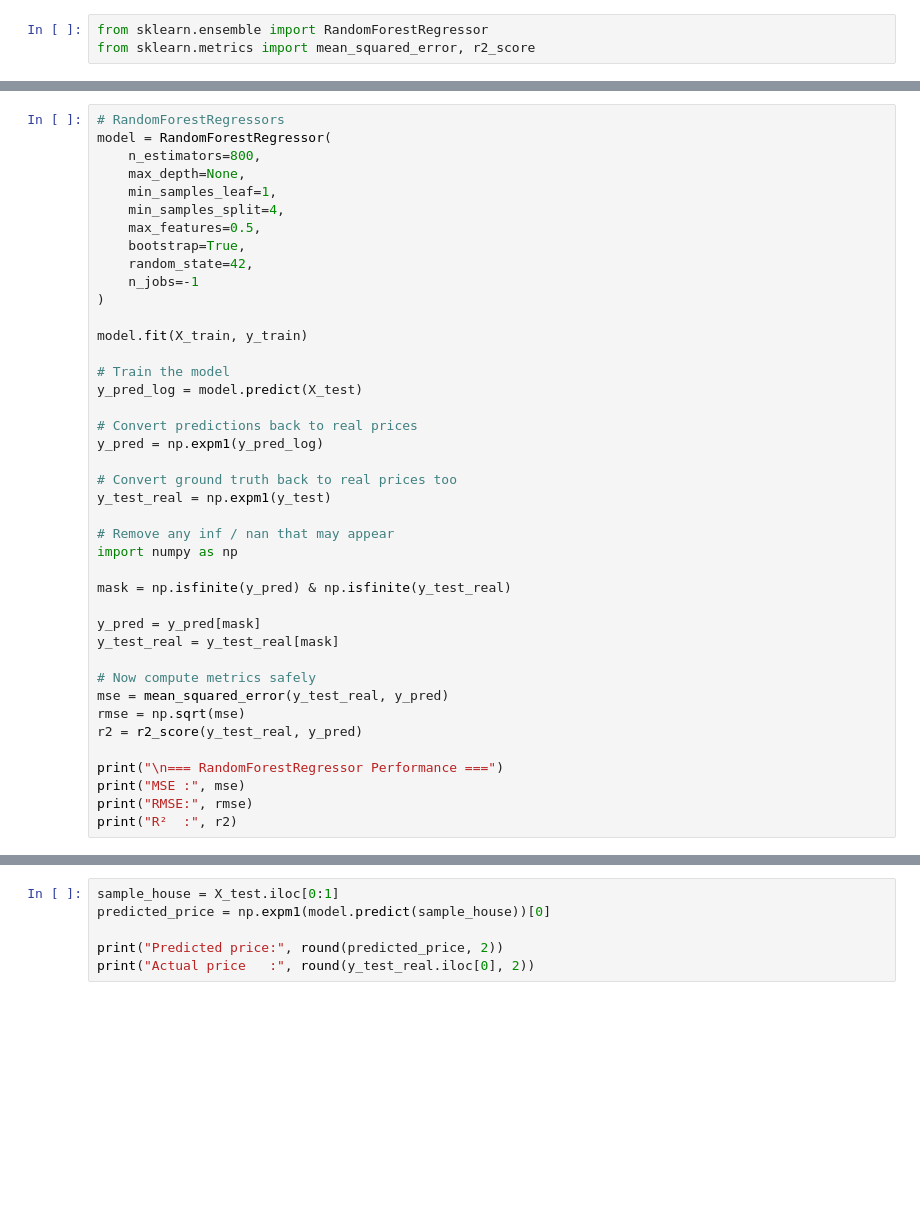
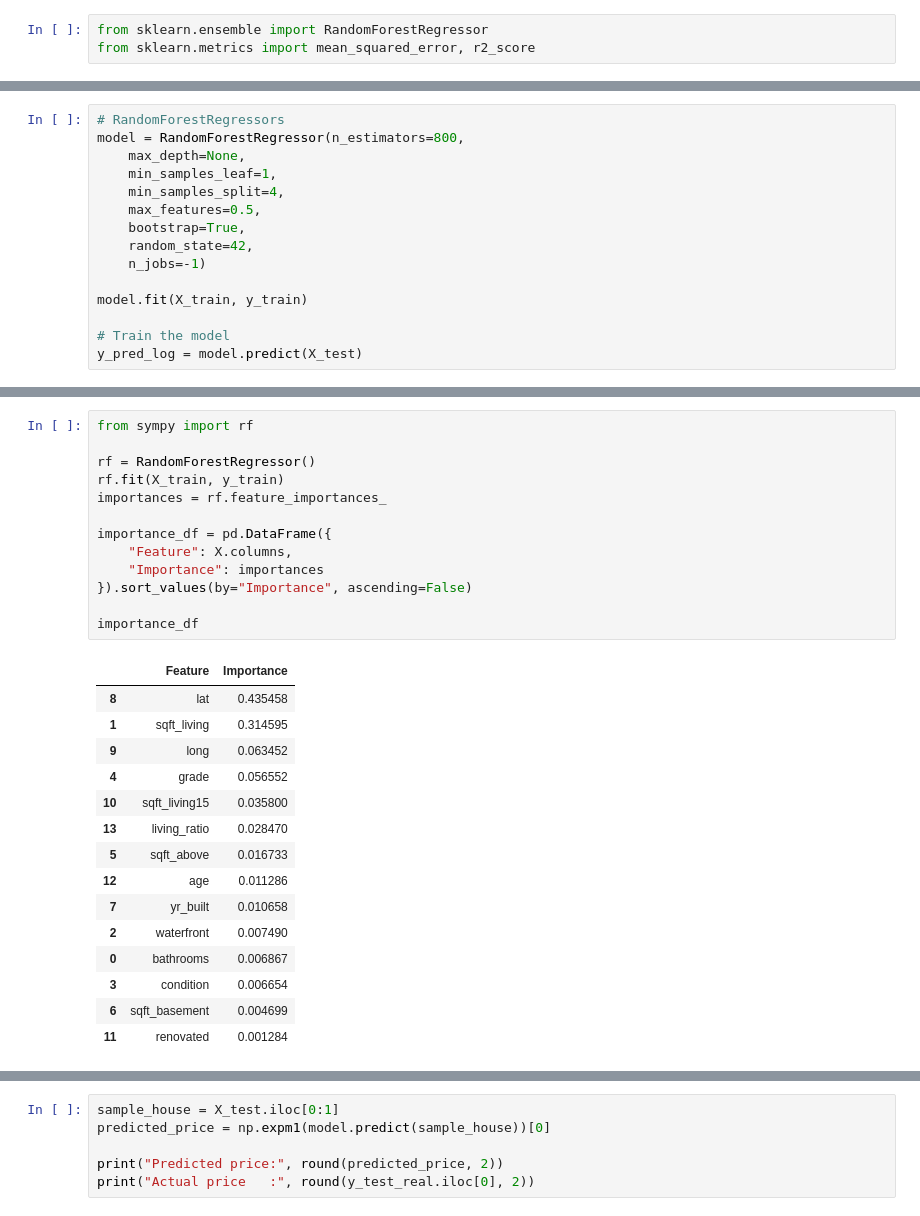
Before and after one commit to VitorAlmeida87/Project_3_Vitor_Jesus_Maryem, a Jupyter notebook: Tree_regressor_vitor_UNCHANGED.ipynb, the cells around one changed output, grey strips where cells are left out. Drawn from its saved outputs; the diff is of its cells as text; blank space fills up the shorter version.

```diff
--- a/Tree_regressor_vitor_UNCHANGED.ipynb
+++ b/Tree_regressor_vitor_UNCHANGED.ipynb
@@ -298,41 +438,15 @@ from sklearn.metrics import mean_squared_error, r2_score
 # %%
 # RandomForestRegressors
-model = RandomForestRegressor(
-    n_estimators=800,
+model = RandomForestRegressor(n_estimators=800,
     max_depth=None,
     min_samples_leaf=1,
     min_samples_split=4,
     max_features=0.5,
     bootstrap=True,
     random_state=42,
-    n_jobs=-1
-)
+    n_jobs=-1)
 
 model.fit(X_train, y_train)
 
 # Train the model
 y_pred_log = model.predict(X_test)
-
-# Convert predictions back to real prices
-y_pred = np.expm1(y_pred_log)
-
-# Convert ground truth back to real prices too
-y_test_real = np.expm1(y_test)
-
-# Remove any inf / nan that may appear
-import numpy as np
-
-mask = np.isfinite(y_pred) & np.isfinite(y_test_real)
-
-y_pred = y_pred[mask]
-y_test_real = y_test_real[mask]
-
-# Now compute metrics safely
-mse = mean_squared_error(y_test_real, y_pred)
-rmse = np.sqrt(mse)
-r2 = r2_score(y_test_real, y_pred)
-
-print("\n=== RandomForestRegressor Performance ===")
-print("MSE :", mse)
-print("RMSE:", rmse)
-print("R²  :", r2)
@@ -370,3 +522,32 @@ dtype: float64
+# %%
+from sympy import rf
+
+rf = RandomForestRegressor()
+rf.fit(X_train, y_train)
+importances = rf.feature_importances_
+
+importance_df = pd.DataFrame({
+    "Feature": X.columns,
+    "Importance": importances
+}).sort_values(by="Importance", ascending=False)
+
+importance_df
+# %% [output]
+|  | Feature | Importance |
+| 8 | lat | 0.435458 |
+| 1 | sqft_living | 0.314595 |
+| 9 | long | 0.063452 |
+| 4 | grade | 0.056552 |
+| 10 | sqft_living15 | 0.035800 |
+| 13 | living_ratio | 0.028470 |
+| 5 | sqft_above | 0.016733 |
+| 12 | age | 0.011286 |
+| 7 | yr_built | 0.010658 |
+| 2 | waterfront | 0.007490 |
+| 0 | bathrooms | 0.006867 |
+| 3 | condition | 0.006654 |
+| 6 | sqft_basement | 0.004699 |
+| 11 | renovated | 0.001284 |
 # %%
 plt.figure()
 plt.scatter(y_test_real, y_pred, alpha=0.4)
```
Also changed, not shown: parts of 50 cells of this notebook.
